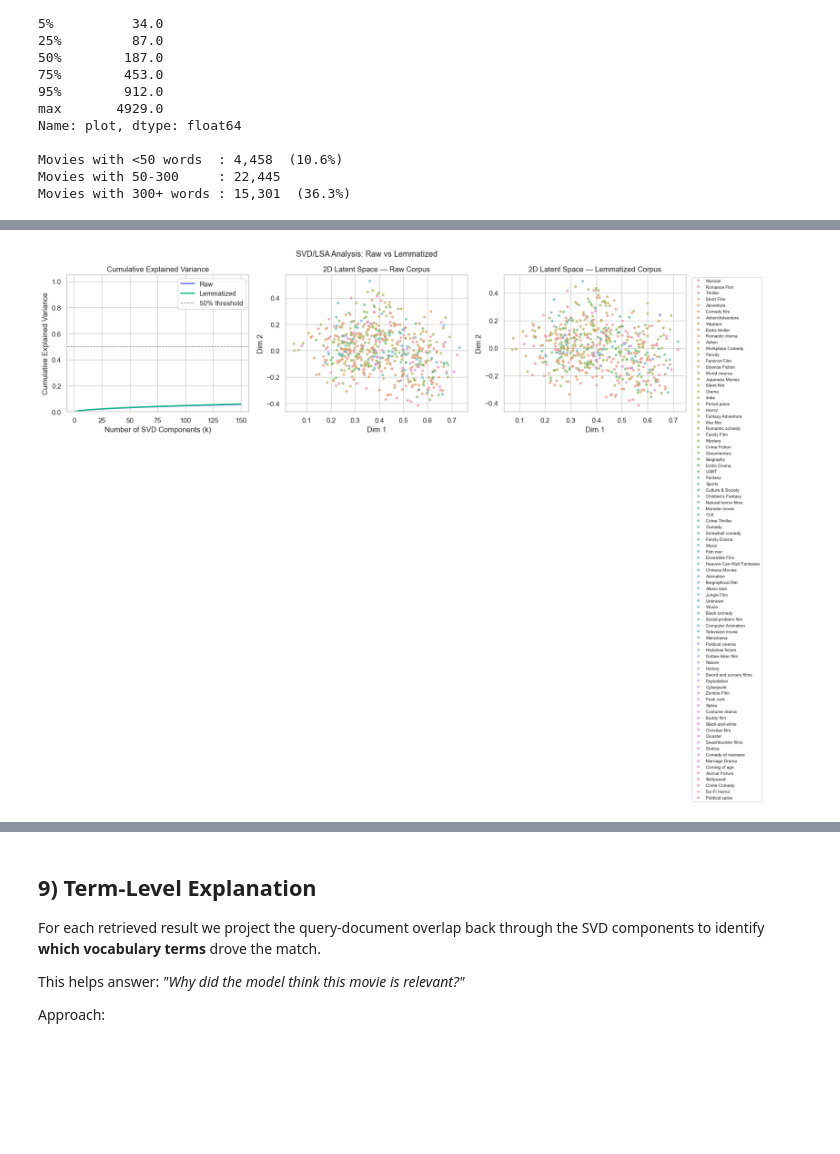
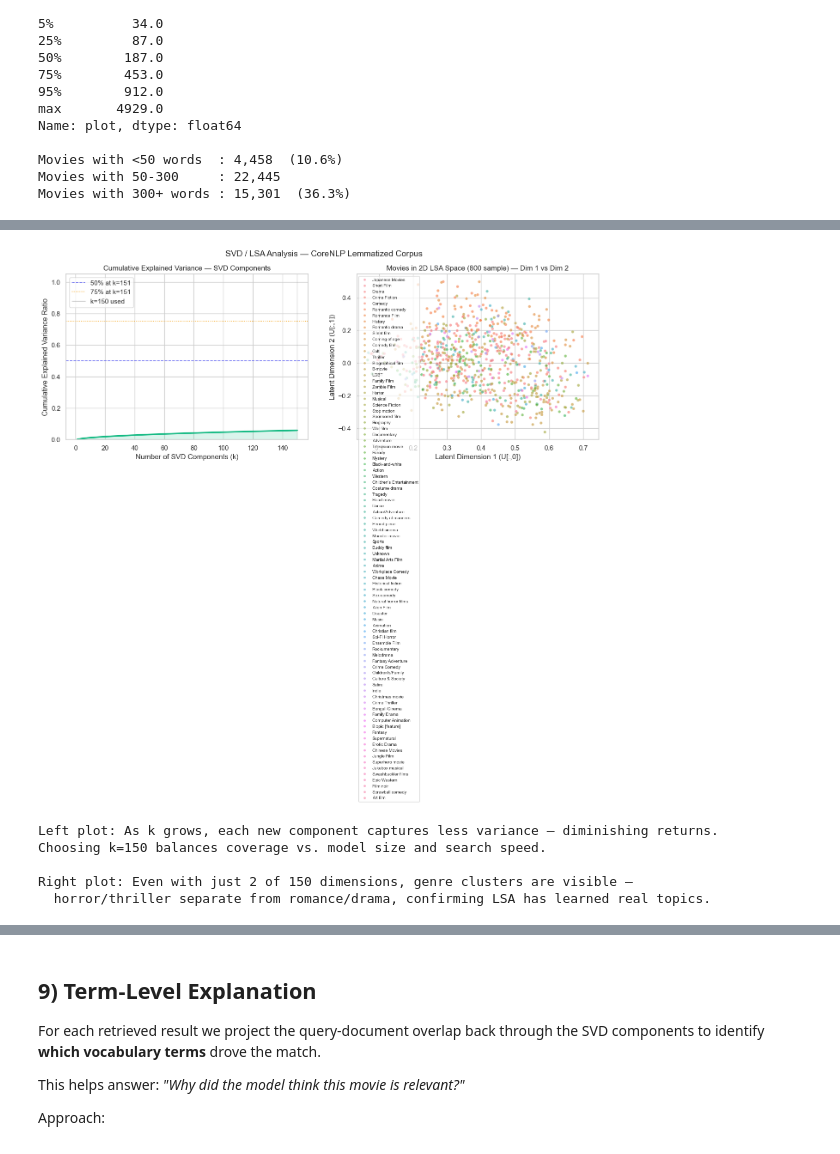
Before and after one commit to Parzival-IOI/svd_search_engine, a Jupyter notebook: notebooks/main_v2.ipynb, the cells around one changed output, grey strips where cells are left out. Drawn from its saved outputs; the diff is of its cells as text; code cells hidden in the pictures; blank space fills up the shorter version.

```diff
--- a/notebooks/main_v2.ipynb
+++ b/notebooks/main_v2.ipynb
@@ -44,10 +45,10 @@ from sklearn.preprocessing import Normalizer
 warnings.filterwarnings("ignore")
 sns.set_theme(style="whitegrid")
 
-DATA_DIR        = Path("data/MovieSummaries")
-CORENLP_DIR     = Path("data/corenlp_plot_summaries")
-CACHE_PATH      = Path("artifacts/corenlp_lemma_cache.joblib")
-ARTIFACT_V2_PATH = Path("artifacts/search_artifacts_v2.joblib")
+DATA_DIR        = Path("../data/external/MovieSummaries")
+CORENLP_DIR     = Path("../data/external/corenlp_plot_summaries")
+CACHE_PATH      = Path("../models/corenlp_lemma_cache.joblib")
+ARTIFACT_V2_PATH = Path("../models/search_artifacts_v2.joblib")
 
 print("Imports OK")
 print(f"MovieSummaries: {DATA_DIR}")
@@ -444,40 +873,52 @@ Variance captured with 150 components:
 # %%
-# Explained variance curves + 2D latent space scatter
-fig, axes = plt.subplots(1, 3, figsize=(18, 4), constrained_layout=True)
+fig, axes = plt.subplots(1, 2, figsize=(16, 5), constrained_layout=True)
 
-# --- Explained variance ---
+# ── Explained Variance Curve ───────────────────────────────────────────
 ax = axes[0]
 k_range = range(1, N_COMPONENTS + 1)
-ax.plot(k_range, cum_raw,   label="Raw",        color="#6366F1", lw=2)
-ax.plot(k_range, cum_lemma, label="Lemmatized", color="#10B981", lw=2)
-ax.axhline(0.5, ls="--", color="gray", lw=1, label="50% threshold")
-ax.set_title("Cumulative Explained Variance")
+ax.plot(k_range, cum_var, color="#10B981", lw=2.5)
+ax.fill_between(k_range, 0, cum_var, alpha=0.15, color="#10B981")
+k50 = np.searchsorted(cum_var, 0.50) + 1
+k75 = np.searchsorted(cum_var, 0.75) + 1
+ax.axhline(0.50, ls="--", color="#6366F1", lw=1.2, label=f"50% at k={k50}")
+ax.axhline(0.75, ls=":",  color="#F59E0B", lw=1.2, label=f"75% at k={k75}")
+ax.axvline(N_COMPONENTS, ls="-", color="gray", lw=1, alpha=0.5, label=f"k={N_COMPONENTS} used")
+ax.set_title("Cumulative Explained Variance — SVD Components", fontsize=12)
 ax.set_xlabel("Number of SVD Components (k)")
-ax.set_ylabel("Cumulative Explained Variance")
+ax.set_ylabel("Cumulative Explained Variance Ratio")
 ax.set_ylim(0, 1.05)
 ax.legend()
 
-# --- 2D Latent space: raw ---
+# ── 2D Latent Space Scatter ────────────────────────────────────────────
 ax = axes[1]
-sample_idx = np.random.default_rng(42).choice(len(df), size=600, replace=False)
-genres_sample = df["genre"].apply(lambda g: g[0] if isinstance(g, list) and g else "Unknown").iloc[sample_idx]
-plot_df_raw = pd.DataFrame({"x": X_lsa_raw[sample_idx, 0], "y": X_lsa_raw[sample_idx, 1], "genre": genres_sample.values})
-sns.scatterplot(data=plot_df_raw, x="x", y="y", hue="genre", alpha=0.6, s=20, ax=ax, legend=False)
-ax.set_title("2D Latent Space — Raw Corpus")
-ax.set_xlabel("Dim 1")
-ax.set_ylabel("Dim 2")
+sample_idx = np.random.default_rng(42).choice(len(df), size=800, replace=False)
+genres_sample = df["genre"].apply(
+    lambda g: g[0] if isinstance(g, list) and g else "Unknown"
+).iloc[sample_idx]
+plot_data = pd.DataFrame({
+    "x": X_lsa[sample_idx, 0],
+    "y": X_lsa[sample_idx, 1],
+    "genre": genres_sample.values,
+})
+sns.scatterplot(data=plot_data, x="x", y="y", hue="genre",
+                alpha=0.6, s=22, ax=ax, legend=True)
+ax.set_title("Movies in 2D LSA Space (800 sample) — Dim 1 vs Dim 2", fontsize=12)
+ax.set_xlabel("Latent Dimension 1 (U[:,0])")
+ax.set_ylabel("Latent Dimension 2 (U[:,1])")
+ax.legend(loc="best", fontsize=7, markerscale=0.8, framealpha=0.7)
 
-# --- 2D Latent space: lemmatized ---
-ax = axes[2]
-plot_df_lemma = pd.DataFrame({"x": X_lsa_lemma[sample_idx, 0], "y": X_lsa_lemma[sample_idx, 1], "genre": genres_sample.values})
-scatter = sns.scatterplot(data=plot_df_lemma, x="x", y="y", hue="genre", alpha=0.6, s=20, ax=ax)
-ax.set_title("2D Latent Space — Lemmatized Corpus")
-ax.set_xlabel("Dim 1")
-ax.set_ylabel("Dim 2")
-ax.legend(bbox_to_anchor=(1.02, 1), loc="upper left", fontsize=7)
+plt.suptitle("SVD / LSA Analysis — CoreNLP Lemmatized Corpus", fontsize=14)
+plt.show()
 
-plt.suptitle("SVD/LSA Analysis: Raw vs Lemmatized", fontsize=13, y=1.02)
-plt.show()
+print("Left plot: As k grows, each new component captures less variance — diminishing returns.")
+print("Choosing k=150 balances coverage vs. model size and search speed.")
+print("\nRight plot: Even with just 2 of 150 dimensions, genre clusters are visible —")
+print("  horror/thriller separate from romance/drama, confirming LSA has learned real topics.")
 # %% [output]
-[figure, old version]
+[figure, new version]
+Left plot: As k grows, each new component captures less variance — diminishing returns.
+Choosing k=150 balances coverage vs. model size and search speed.
+
+Right plot: Even with just 2 of 150 dimensions, genre clusters are visible —
+  horror/thriller separate from romance/drama, confirming LSA has learned real topics.
 # %% [markdown]
```
Also changed, not shown: parts of 23 cells of this notebook, 1 other file.
